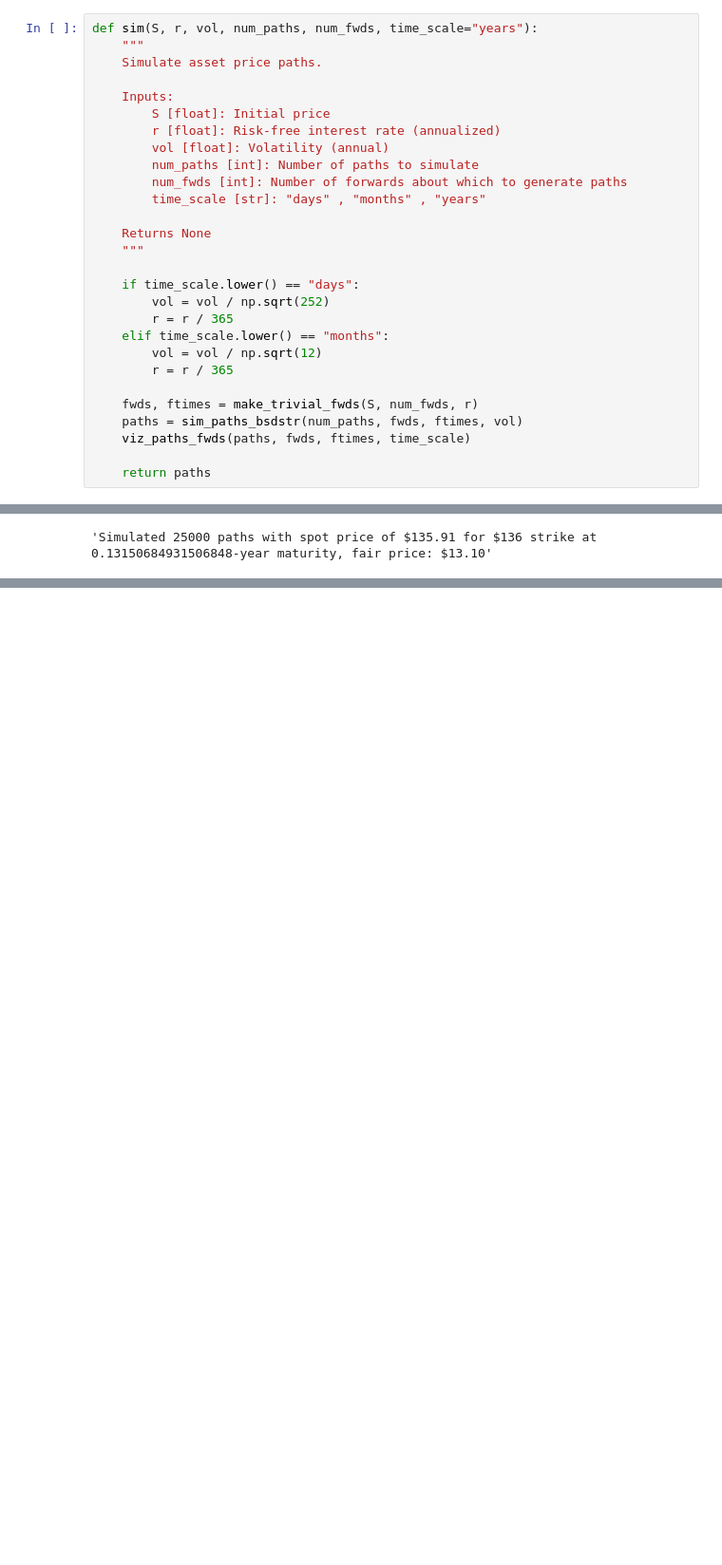
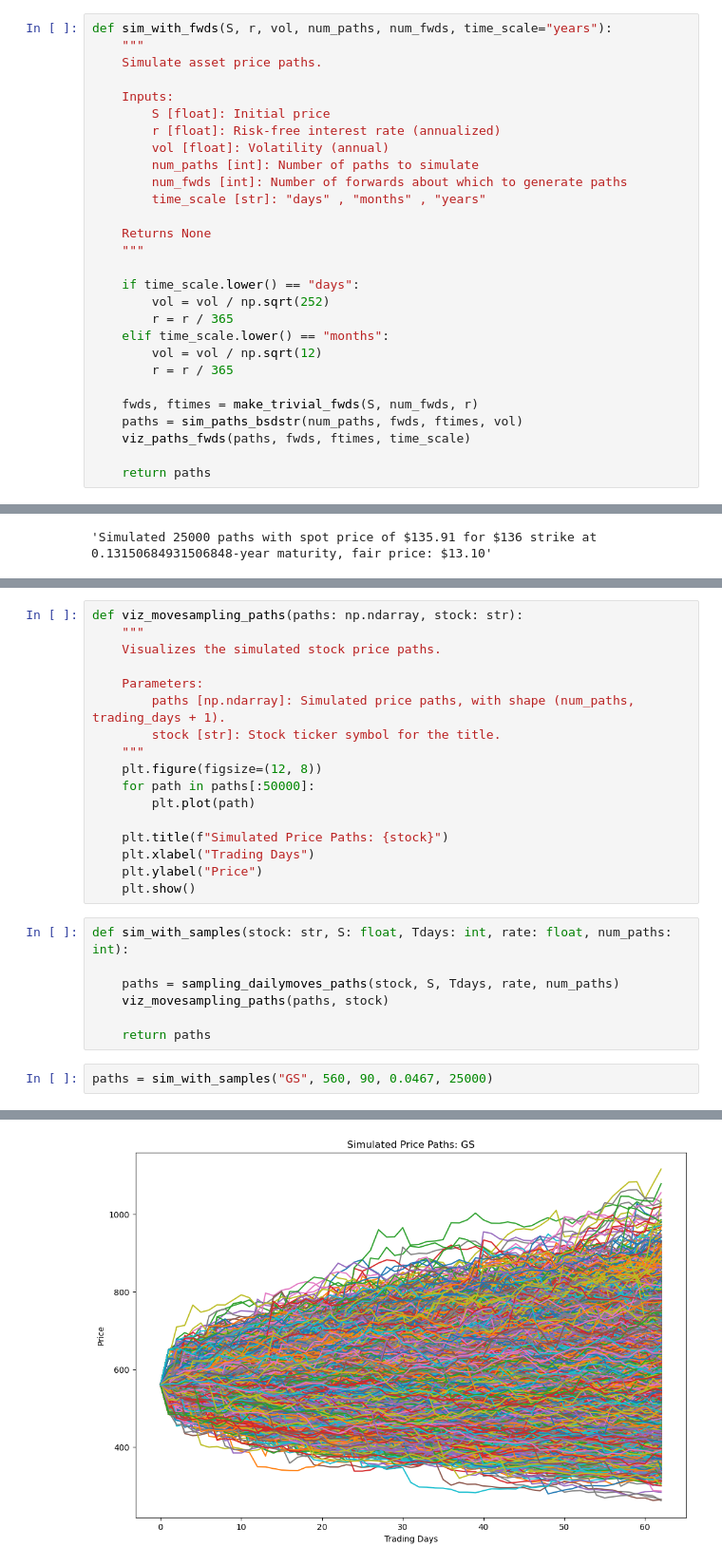
Before and after one commit to maxmandel/Options, a Jupyter notebook: MCOptions_Pricing_Improved.ipynb, the cells around one changed output, grey strips where cells are left out. Shown at 95% size. Saved outputs shown, nothing was run; the diff lists cells and outputs as text; blank space fills up the shorter version.

Commit message:
updated with optimized real move sampling sim method

```diff
--- a/MCOptions_Pricing_Improved.ipynb
+++ b/MCOptions_Pricing_Improved.ipynb
@@ -133,7 +133,7 @@ def euro_call_pricing(paths: np.ndarray, strike: float, textOutput: bool = False
 
     return fair_price
 # %%
-def sim(S, r, vol, num_paths, num_fwds, time_scale="years"):
+def sim_with_fwds(S, r, vol, num_paths, num_fwds, time_scale="years"):
     """
     Simulate asset price paths.
 
@@ -184,0 +224,27 @@ example 2: $11.070118164245983
+# %%
+def viz_movesampling_paths(paths: np.ndarray, stock: str):
+    """
+    Visualizes the simulated stock price paths.
+
+    Parameters:
+        paths [np.ndarray]: Simulated price paths, with shape (num_paths, trading_days + 1).
+        stock [str]: Stock ticker symbol for the title.
+    """
+    plt.figure(figsize=(12, 8))
+    for path in paths[:50000]:
+        plt.plot(path)
+
+    plt.title(f"Simulated Price Paths: {stock}")
+    plt.xlabel("Trading Days")
+    plt.ylabel("Price")
+    plt.show()
+# %%
+def sim_with_samples(stock: str, S: float, Tdays: int, rate: float, num_paths: int):
+
+    paths = sampling_dailymoves_paths(stock, S, Tdays, rate, num_paths)
+    viz_movesampling_paths(paths, stock)
+
+    return paths
+# %%
+paths = sim_with_samples("GS", 560, 90, 0.0467, 25000)
+# %% [output]
@@ -184,0 +252 @@ example 2: $11.070118164245983
+[figure, added]
```
Also changed, not shown: parts of 3 cells of this notebook.
